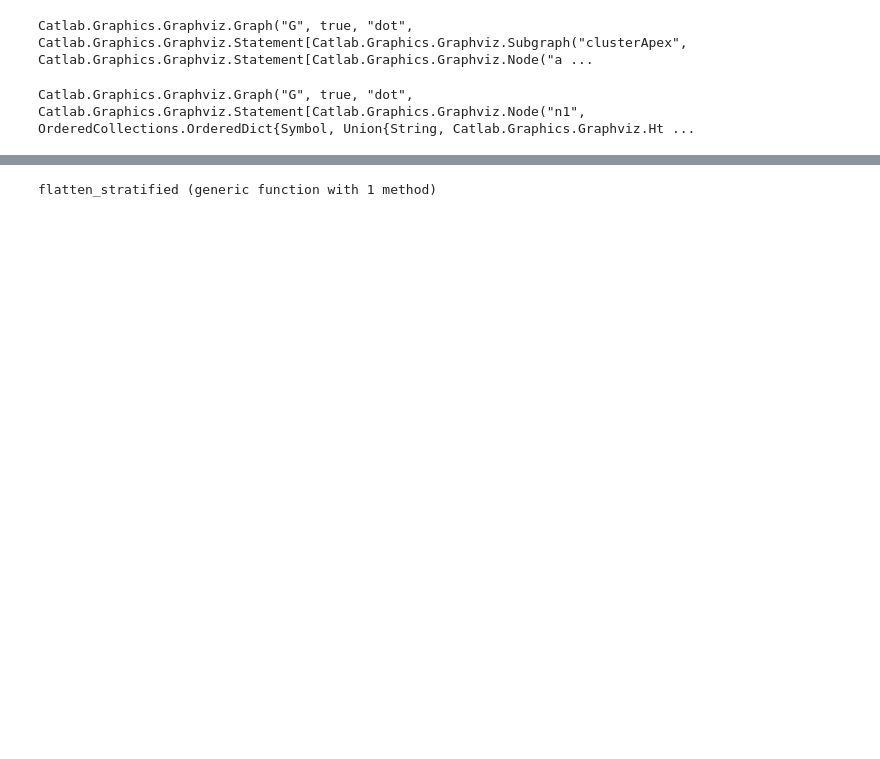
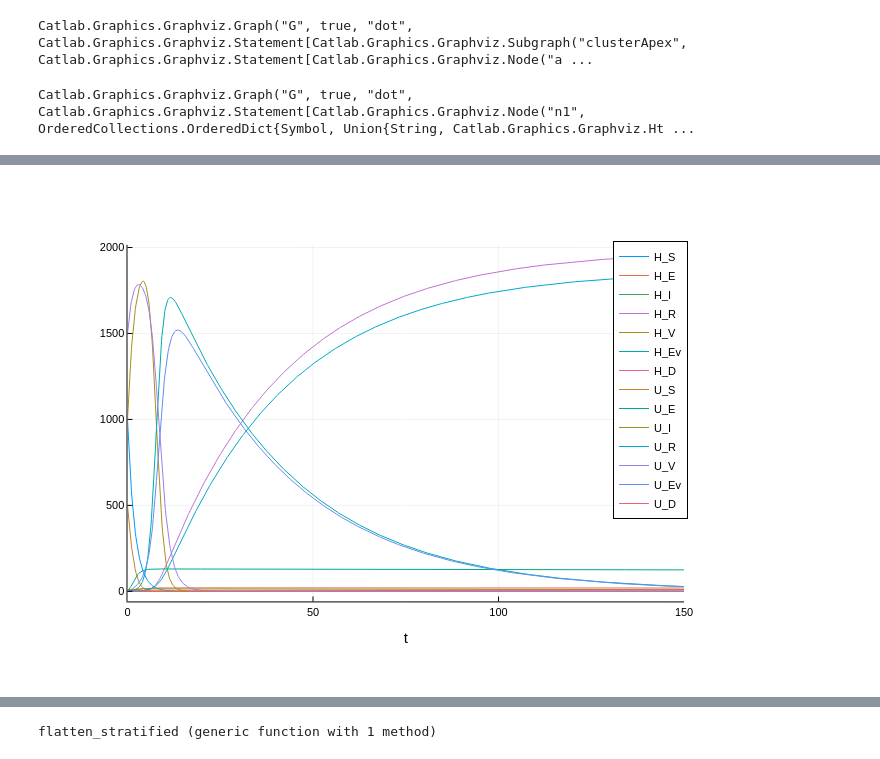
Before and after one commit to Dynamix-IITM/main-repo, a Jupyter notebook: pm documentation/navin/1 sept to 4 sept/epidemic.ipynb, the cells around one changed output, grey strips where cells are left out. Cells and saved outputs as stored; diff of their text form; code cells hidden in the pictures; blank space fills up the shorter version.

```diff
--- a/pm documentation/navin/1 sept to 4 sept/epidemic.ipynb
+++ b/pm documentation/navin/1 sept to 4 sept/epidemic.ipynb
@@ -207,15 +205,15 @@ LabelledPetriNet {T:15, S:7, I:18, O:18, Name:0}
 
 typed_SVIEEvRD_petri_net = ACSetTransformation(SVIEEvRD_petri_net, infectious_type,
     S = repeat([s], ns(SVIEEvRD_petri_net)),
-    T = vcat(t_interact, t_status, t_status, t_status, t_interact, t_status, t_interact, t_status, repeat([t_status], ns(SVIEEvRD_petri_net))),
-    I = vcat(i_interact1, i_interact2, i_status, i_status, i_status, i_interact1, i_interact2, i_status, i_interact1, i_interact2, i_status, repeat([i_status], ns(SVIEEvRD_petri_net))),
-    O = vcat(o_interact1, o_interact2, o_status, o_status, o_status, o_interact1, o_interact2, o_status, o_interact1, o_interact2, o_status, repeat([o_status], ns(SVIEEvRD_petri_net))),
+    T = vcat(t_interact, t_interact, t_status, t_status, t_status, t_interact, t_status, t_interact, t_status, repeat([t_status], ns(SVIEEvRD_petri_net))),
+    I = vcat(i_interact1, i_interact2, i_interact1, i_interact2, i_status, i_status, i_status, i_interact1, i_interact2, i_status, i_interact1, i_interact2, i_status, repeat([i_status], ns(SVIEEvRD_petri_net))),
+    O = vcat(o_interact1, o_interact2, o_interact1, o_interact2, o_status, o_status, o_status, o_interact1, o_interact2, o_status, o_interact1, o_interact2, o_status, repeat([o_status], ns(SVIEEvRD_petri_net))),
     Name = name -> nothing
 )
 
 @assert is_natural(typed_SVIEEvRD_petri_net)
 
-to_graphviz(typed_SVIEEvRD_petri_net)
+to_graphviz(typed_SVIEEvRD_petri_net, program="dot")
 # %% [output]
 Catlab.Graphics.Graphviz.Graph("G", true, "dot", Catlab.Graphics.Graphviz.Statement[Catlab.Graphics.Graphviz.Subgraph("clusterApex", Catlab.Graphics.Graphviz.Statement[Catlab.Graphics.Graphviz.Node("a ...
 # %%
@@ -237,0 +278,9 @@ plot(soln)
+# %%
+stratified_model = flatten_labels(UH_SVIEEvRD_petri_net)
+
+soln = solve(ODEProblem(vectorfield(stratified_model), u0, (0.0, 150.0), p))
+
+plotlyjs()
+plot(soln)
+# %% [output]
+[figure, added]
```
Also changed, not shown: parts of 8 cells of this notebook, 9 other files.
